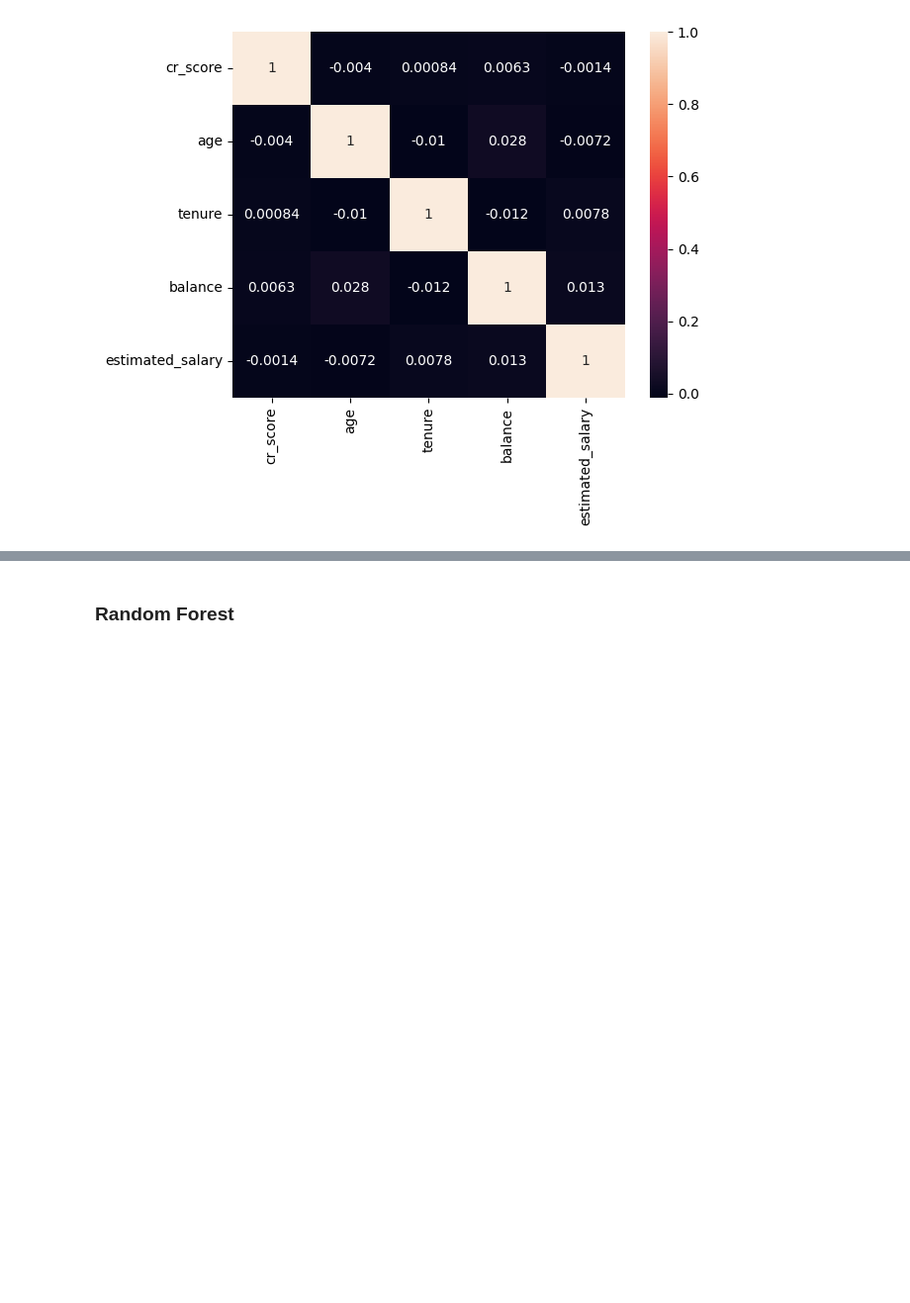
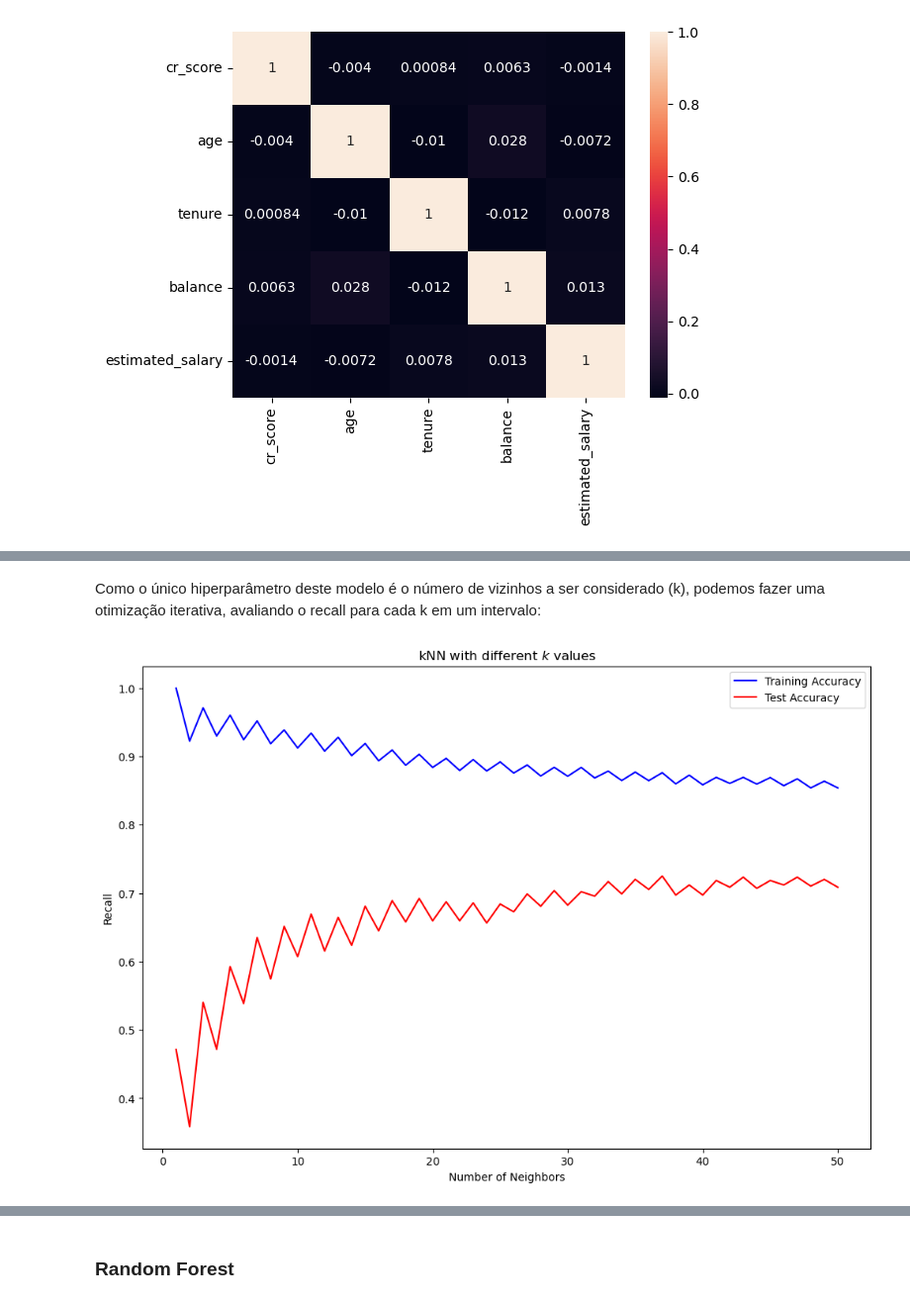
Before and after one commit to castroavila/machine_learning_i, a Jupyter notebook: projeto_aplicado.ipynb, the cells around one changed output, grey strips where cells are left out. Shown at 99% size. Drawn from its saved outputs; the diff is of its cells as text; code cells hidden in the pictures; blank space fills up the shorter version.

```diff
--- a/projeto_aplicado.ipynb
+++ b/projeto_aplicado.ipynb
@@ -235,0 +355,37 @@ X_train_un, y_train_un = undersample.fit_resample(X_train_df, y_train)
+# %% [markdown]
+Como o único hiperparâmetro deste modelo é o número de vizinhos a ser considerado (k), podemos fazer uma otimização iterativa, avaliando o recall para cada k em um intervalo:
+# %%
+def plot_complexity_curve(
+    k_list,
+    knn_model,
+    x_train,
+    x_test,
+    y_train,
+    y_test
+  ):
+  train_scores = []
+  test_scores = []
+
+  for k in k_list:
+    knn = knn_model(k)
+    knn.fit(x_train, y_train)
+
+    train_scores.append(recall_score(y_train, knn.predict(x_train)))
+    test_scores.append(recall_score(y_test, knn.predict(x_test)))
+
+  fig, ax = plt.subplots(figsize=(12, 8))
+  ax.plot(k_list, train_scores, label='Training Accuracy', color='blue')
+  ax.plot(k_list, test_scores, label='Test Accuracy', color='red')
+
+  ax.set(
+      title='kNN with different $k$ values',
+      xlabel='Number of Neighbors',
+      ylabel='Recall'
+  )
+  ax.legend()
+
+  return (train_scores, test_scores)
+# %%
+test_scores = plot_complexity_curve(list(np.arange(1,51)), KNeighborsClassifier, X_train_ov, X_test_df, y_train_ov, y_test)[1]
+# %% [output]
+[figure, added]
```
Also changed, not shown: parts of 61 cells of this notebook.
